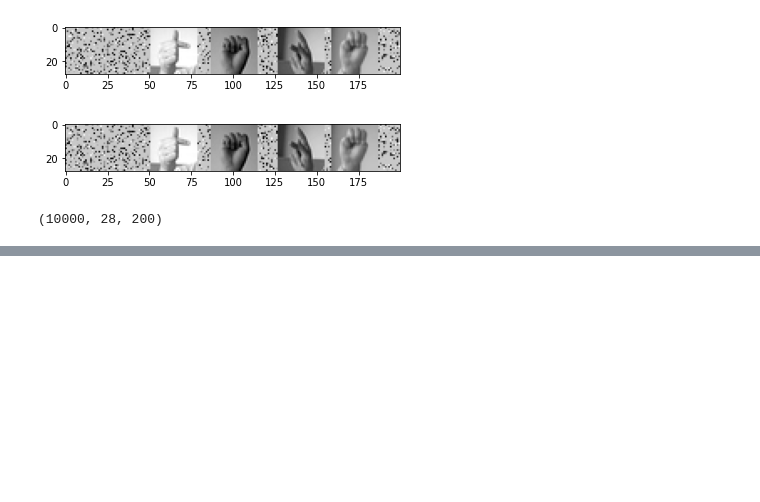
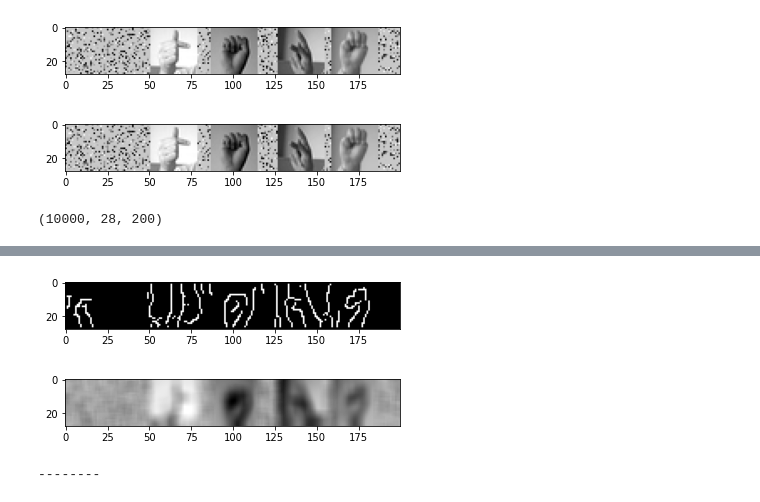
Before and after one commit to StefanWinterToo/ML_Challenge, a Jupyter notebook: src/Stefan_task2.ipynb, the cells around one changed output, grey strips where cells are left out. Saved outputs shown, nothing was run; the diff lists cells and outputs as text; code cells hidden in the pictures; blank space fills up the shorter version.

```diff
--- a/src/Stefan_task2.ipynb
+++ b/src/Stefan_task2.ipynb
@@ -91,0 +104,17 @@ for i in range(len(dataset)):
+# %%
+edges = canny(blurred/255., sigma = 0.7)
+fill_data = ndi.binary_fill_holes(edges)
+
+# Edges
+plt.imshow(fill_data, cmap="gray")
+plt.show()
+
+# Original
+plt.imshow(blurred, cmap = "gray")
+plt.show()
+print()
+print("--------")
+# %% [output]
+[figure, added]
+[figure, added]
+--------
```
Also changed, not shown: parts of 4 cells of this notebook.
